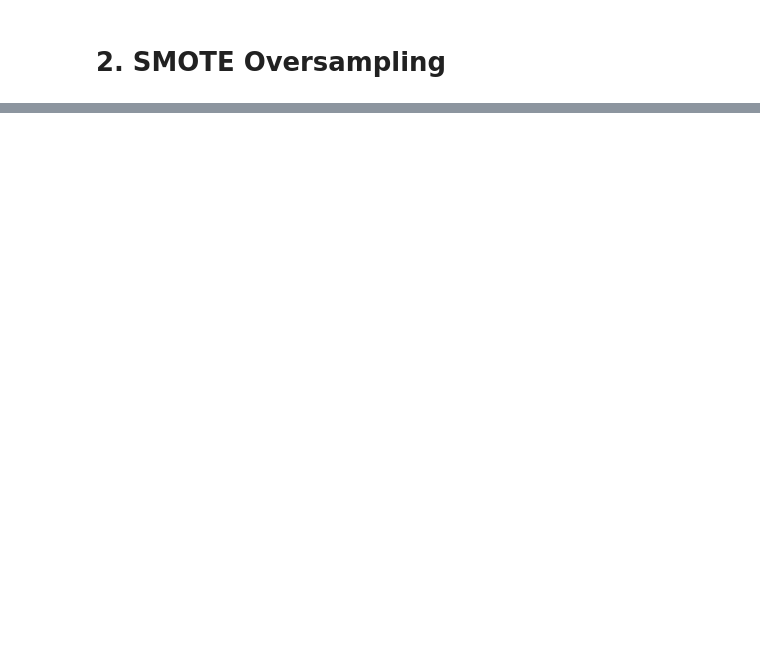
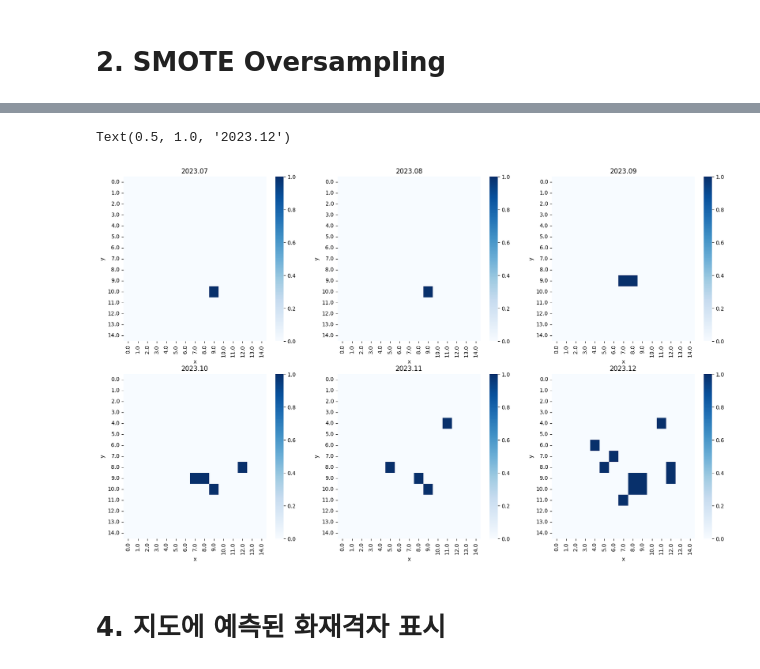
Before and after one commit to sihan827/Fire-Prediction, a Jupyter notebook: training.ipynb, the cells around one changed output, grey strips where cells are left out. Saved outputs shown, nothing was run; the diff lists cells and outputs as text; code cells hidden in the pictures; blank space fills up the shorter version.

```diff
--- a/training.ipynb
+++ b/training.ipynb
@@ -234,0 +593,4 @@ near_f1
+# %%
+# 예측할 데이터만 떼서 미래데이터 준비
+fut_df = fut_df.iloc[:1632].drop(columns=['year'])
+fut_df.head()
@@ -234,0 +604,5 @@ near_f1
+# %%
+# 데이터로 예측 진행
+fut_y = rf_best_over.predict(fut_df)
+fut_df['fire'] = fut_y
+fut_df.head()
@@ -234,0 +616,6 @@ near_f1
+# %%
+# 예측한 데이터들의 좌표를 스케일링 이전으로 변환
+df_map = fut_df.loc[:, ['month', 'x', 'y', 'fire']]
+df_map['x'] = (df_map['x'] * 14).apply(lambda x: np.ceil(x))
+df_map['y'] = (df_map['y'] * 14).apply(lambda x: np.ceil(x))
+df_map.head()
@@ -234,0 +629,27 @@ near_f1
+# %%
+# 월별 화재데이터 예측
+map_heatmap_7 = df_map[df_map['month'] == 7].pivot(index='y', columns='x', values='fire').sort_index(ascending=True).fillna(0)
+map_heatmap_8 = df_map[df_map['month'] == 8].pivot(index='y', columns='x', values='fire').sort_index(ascending=True).fillna(0)
+map_heatmap_9 = df_map[df_map['month'] == 9].pivot(index='y', columns='x', values='fire').sort_index(ascending=True).fillna(0)
+map_heatmap_10 = df_map[df_map['month'] == 10].pivot(index='y', columns='x', values='fire').sort_index(ascending=True).fillna(0)
+map_heatmap_11 = df_map[df_map['month'] == 11].pivot(index='y', columns='x', values='fire').sort_index(ascending=True).fillna(0)
+map_heatmap_12 = df_map[df_map['month'] == 12].pivot(index='y', columns='x', values='fire').sort_index(ascending=True).fillna(0)
+# %%
+fig, ax = plt.subplots(ncols=3, nrows=2, figsize=(20, 12))
+
+sns.heatmap(map_heatmap_7, cmap='Blues', ax=ax[0][0])
+sns.heatmap(map_heatmap_8, cmap='Blues', ax=ax[0][1])
+sns.heatmap(map_heatmap_9, cmap='Blues', ax=ax[0][2])
+sns.heatmap(map_heatmap_10, cmap='Blues', ax=ax[1][0])
+sns.heatmap(map_heatmap_11, cmap='Blues', ax=ax[1][1])
+sns.heatmap(map_heatmap_12, cmap='Blues', ax=ax[1][2])
+
+ax[0][0].set_title('2023.07')
+ax[0][1].set_title('2023.08')
+ax[0][2].set_title('2023.09')
+ax[1][0].set_title('2023.10')
+ax[1][1].set_title('2023.11')
+ax[1][2].set_title('2023.12')
+# %% [output]
+Text(0.5, 1.0, '2023.12')
+[figure, added]
@@ -234,0 +659,2 @@ near_f1
+# %% [markdown]
+# 4. 지도에 예측된 화재격자 표시
```
Also changed, not shown: parts of 59 cells of this notebook, 4 other files.
